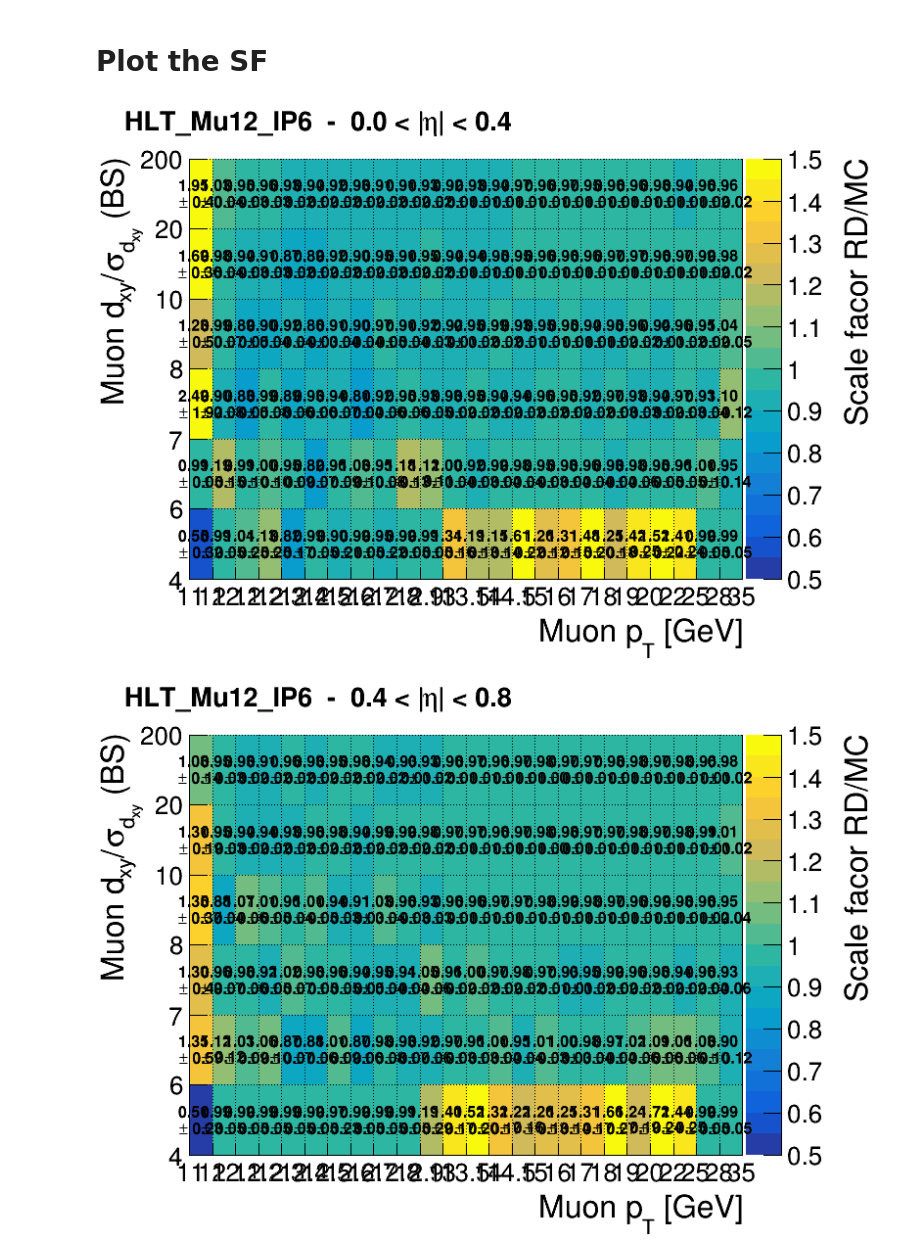
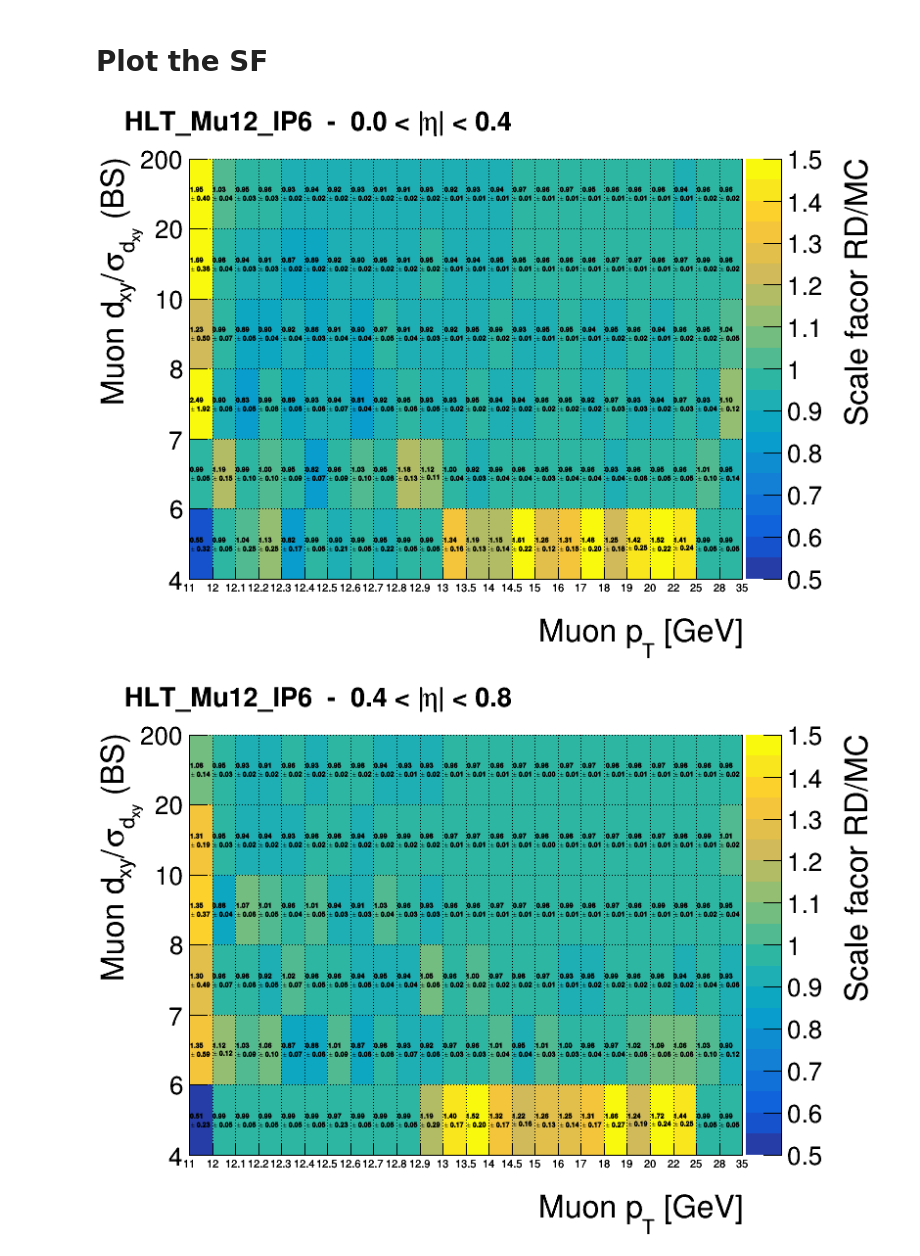
Before and after one commit to ocerri/BPH_RD_Analysis, a Jupyter notebook: analysis/TriggerEfficienciesScaleFactors_v1.ipynb, the cells around one changed output. Saved outputs shown, nothing was run; the diff lists cells and outputs as text; code cells hidden in the pictures.

Commit message:
Plots fix

```diff
--- a/analysis/TriggerEfficienciesScaleFactors_v1.ipynb
+++ b/analysis/TriggerEfficienciesScaleFactors_v1.ipynb
@@ -176,36 +178,38 @@ for iz in range(1, hSF.GetNbinsZ()+1):
             h2.SetBinContent(ix, iy, hSF.GetBinContent(ix, iy, iz))
             idx = hSF.GetBin(ix, iy, iz)
             h2.SetBinError(h2.GetBin(ix, iy), hSF.GetBinError(idx))
-    h2.SetMarkerSize(1.5)
+    h2.SetMarkerSize(0.65)
     h2.GetZaxis().SetRangeUser(0.5, 1.5)
     h2.GetYaxis().SetTitleOffset(0.9)
     h2.GetXaxis().SetTitleOffset(1.1)
     c = drawOnCMSCanvas(CMS_lumi, [h2, h2], ['colz', 'texte same'], tag=str(iz))
     c.SetTopMargin(0.1)
     c.SetBottomMargin(0.15)
     c.SetLeftMargin(0.12)
     c.SetRightMargin(0.17)
 
     ax = h2.GetYaxis()
     ax.SetNdivisions(-ny)
     for i in range(ny+2):
         l = hSF.GetYaxis().GetBinCenter(i) + 0.5*hSF.GetYaxis().GetBinWidth(i)
         if i == 0:
             l = hSF.GetYaxis().GetBinCenter(1) - 0.5*hSF.GetYaxis().GetBinWidth(1)
         ax.ChangeLabel(i+1, -1, -1, -1, -1, -1, '{0:g}'.format(l))
 
     ax = h2.GetXaxis()
     ax.SetNdivisions(-nx)
     for i in range(nx+2):
         l = hSF.GetXaxis().GetBinCenter(i) + 0.5*hSF.GetXaxis().GetBinWidth(i)
         if i == 0:
             l = hSF.GetXaxis().GetBinCenter(1) - 0.5*hSF.GetXaxis().GetBinWidth(1)
         ax.ChangeLabel(i+1, -1, -1, -1, -1, -1, '{0:g}'.format(l))
+    ax.SetLabelSize(0.02)
 
     c.SaveAs(webFolder + '/scaleFactors_'+ trigger + '_eta{}.png'.format(iz-1))
     c.SetGrid()
     c.SaveAs(webFolder + '/scaleFactors_'+ trigger + '_eta{}.png'.format(iz-1))
+    c.SaveAs(webFolder + '/scaleFactors_'+ trigger + '_eta{}.pdf'.format(iz-1))
     outCanvases.append([c, h2])
 # %% [output]
-[figure, old version]
+[figure, new version]
-[figure, old version]
+[figure, new version]
```
Also changed, not shown: parts of 4 cells of this notebook, 1 other file.
